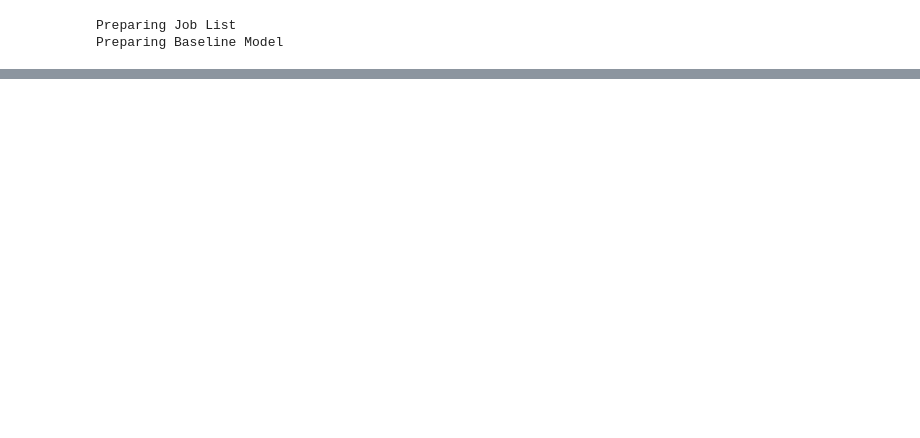
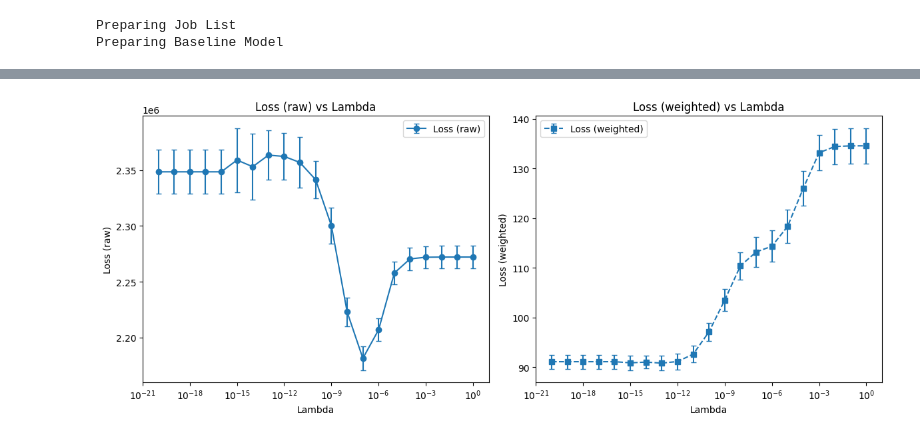
Before and after one commit to Deconomix/Deconomix, a Jupyter notebook: examples/Test_HPS2.ipynb, the cells around one changed output, grey strips where cells are left out. Saved outputs shown, nothing was run; the diff lists cells and outputs as text; code cells hidden in the pictures; blank space fills up the shorter version.

```diff
--- a/examples/Test_HPS2.ipynb
+++ b/examples/Test_HPS2.ipynb
@@ -63,0 +109,4 @@ KeyboardInterrupt:
+# %%
+gamma_ones = model0.gamma.copy()
+gamma_ones.iloc[:,0] = 1. / Y_test.shape[1] * np.ones(model0.gamma.shape[0]) / (Y_test.mean(axis=1))**2
+gamma_ones
@@ -63,0 +128,3 @@ KeyboardInterrupt:
+# %%
+model_HPS_gamma_ones =  deconomix.experimental.HPS2(X_ref, Y_test, gamma_ones,
+                                        lambdas = np.logspace(-20, 0, num=21))
@@ -63,0 +134,2 @@ KeyboardInterrupt:
+# %%
+model_HPS_gamma_ones.run()
@@ -63,0 +156,4 @@ KeyboardInterrupt:
+# %%
+plot_results(model_HPS_gamma_ones.results)
+# %% [output]
+[figure, added]
```
Also changed, not shown: parts of 13 cells of this notebook, 1 other file.
